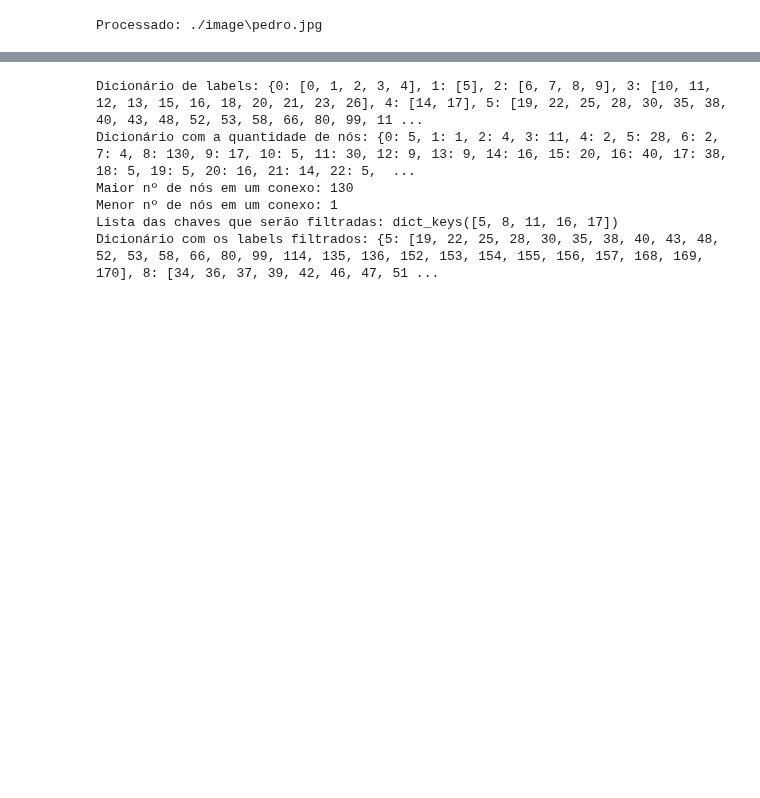
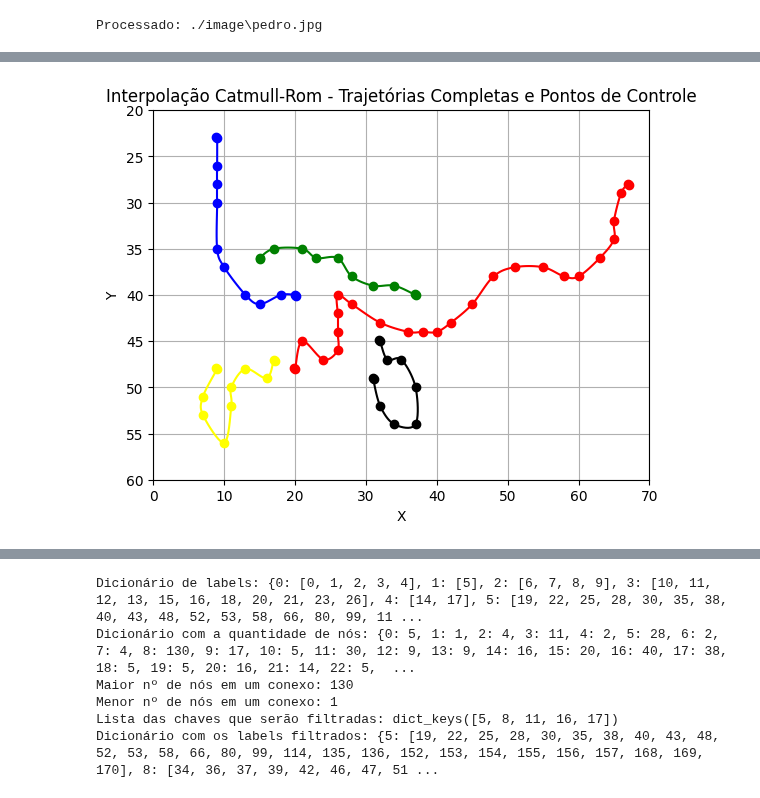
Before and after one commit to MariaLuizaLogrado/PVA, a Jupyter notebook: face_recognition.ipynb, the cells around one changed output, grey strips where cells are left out. Drawn from its saved outputs; the diff is of its cells as text; code cells hidden in the pictures; blank space fills up the shorter version.

Commit message:
refatoração até plot das splines

```diff
--- a/face_recognition.ipynb
+++ b/face_recognition.ipynb
@@ -88,0 +122,21 @@ plot_logest_path(results[0][2].mouth_dict, results[0][6].longest_path_mouth, res
+# %%
+coordenadas_novos_caminhos = {}
+componentes = results[0][5].idx_nose
+
+# coord_longest_paths = {}
+
+for path in range(len(results[0][6].new_longest_path_nose)):
+
+    indices = results[0][6].new_longest_path_nose[path]
+    filteredNos = [results[0][5].nodes_nose[path][i] for i in indices]
+    coordenadas_caminho = [results[0][2].nose_dict[i] for i in filteredNos]
+    coordenadas_novos_caminhos[componentes[path]] = coordenadas_caminho
+# %%
+import numpy as np
+def catmull_rom_t(control_x, control_y, T):
+    def q(t):
+        return 1/2 * np.array([t**3, t**2, t, 1]) @ np.array([[-1/T, (4*T-1)/T, (-4*T +1)/T, 1/T],
+                                                              [2/T, (-6*T+1)/T, (6*T-2)/T, -1/T],
+                                                              [-1/T, 0, 1/T, 0],
+                                                              [0, 2, 0, 0]]) @ np.array([control_x, control_y]).T
+    return q
@@ -88,0 +226,24 @@ plot_logest_path(results[0][2].mouth_dict, results[0][6].longest_path_mouth, res
+# %%
+
+# Plotagem dos pontos de controle e trajetórias completas
+for X, Y, control_x, control_y, color in zip(all_X, all_Y, all_control_x, all_control_y, all_colors):
+    # Plotando os pontos de controle
+    plt.plot(control_x, control_y, 'o', label='Pontos de Controle', color=color)
+
+    # Plotando a spline (interpolação) completa
+    plt.plot(X, Y, color=color, label=f'Spline {color}')
+
+# Definindo título, rótulos e legendas
+plt.title('Interpolação Catmull-Rom - Trajetórias Completas e Pontos de Controle')
+plt.xlabel('X')
+plt.ylabel('Y')
+# plt.legend()
+plt.grid(True)
+plt.xlim(0, 70)
+plt.ylim(20, 60)
+plt.gca().invert_yaxis()
+
+# Exibindo o gráfico
+plt.show()
+# %% [output]
+[figure, added]
```
Also changed, not shown: parts of 7 cells of this notebook, 7 other files.
